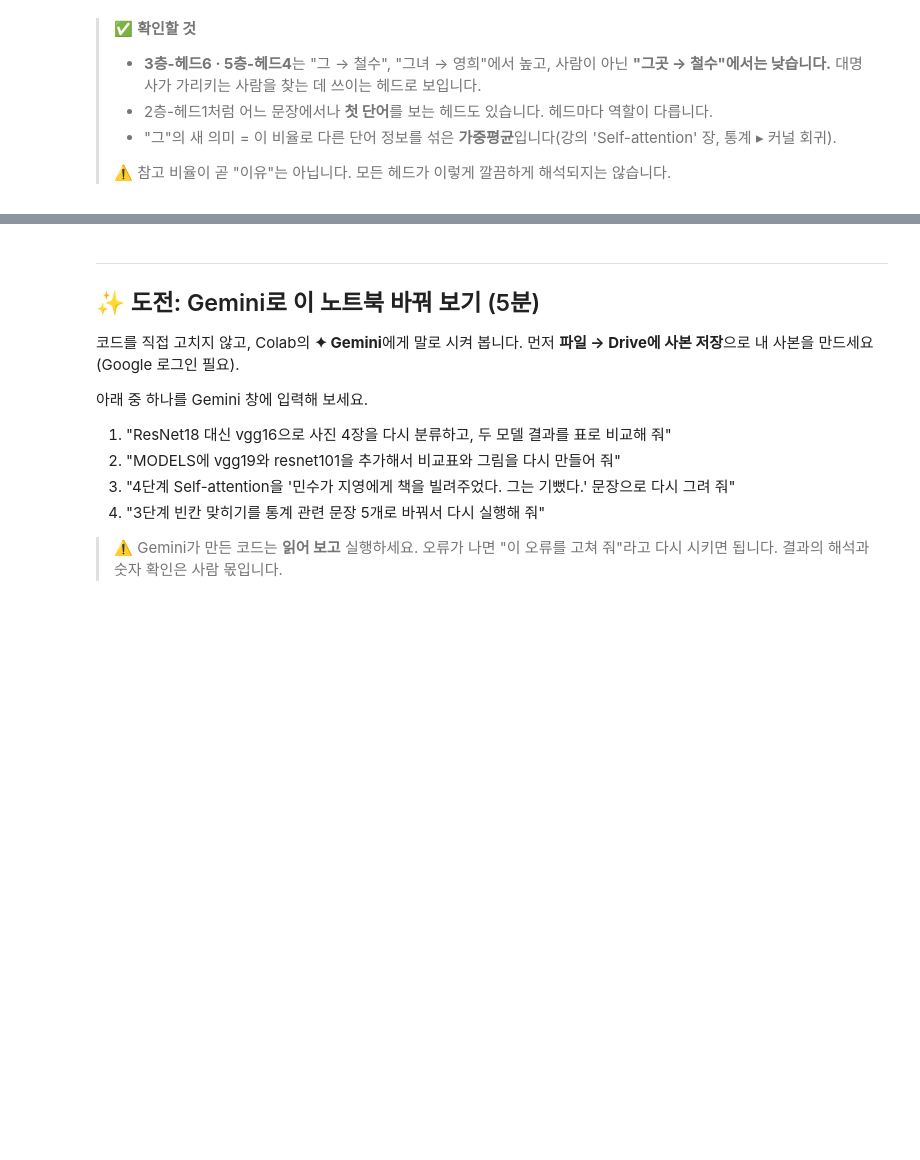
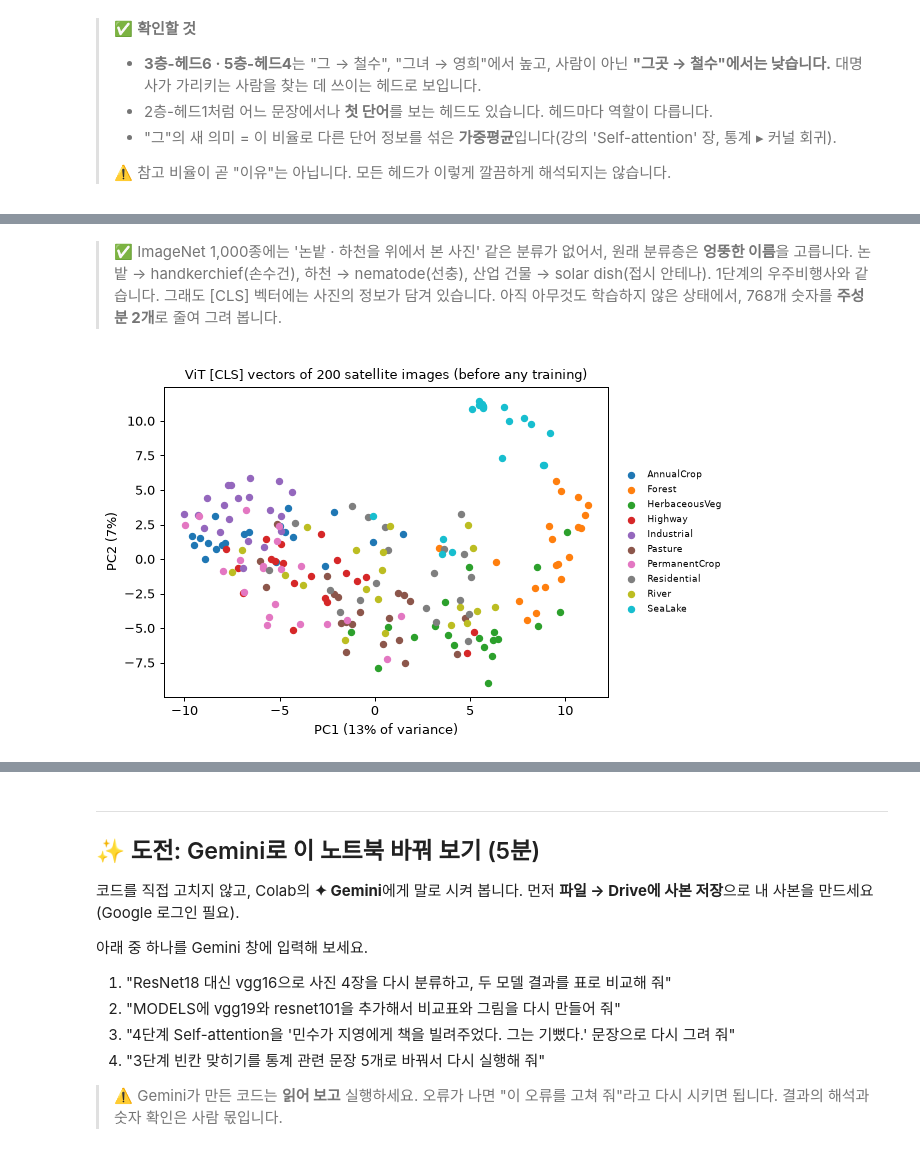
Before and after one commit to sunghoonim/stat-ai-2026, a Jupyter notebook: lab1_inference_cnn_transformer.ipynb, the cells around one changed output, grey strips where cells are left out. Drawn from its saved outputs; the diff is of its cells as text; code cells hidden in the pictures; blank space fills up the shorter version.

```diff
--- a/lab1_inference_cnn_transformer.ipynb
+++ b/lab1_inference_cnn_transformer.ipynb
@@ -395,0 +439,21 @@ pd.DataFrame([row], columns=uniq(tokens), index=["3층-헤드6: '그'의 참고
+# %%
+vw = models.ViT_B_16_Weights.DEFAULT
+vit = models.vit_b_16(weights=vw).eval()   # 1단계 비교표에서 내려받은 ViT-B/16 (건너뛰었다면 지금 약 0.3GB)
+vit_pre = vw.transforms()                  # 64×64 사진을 224×224로 키우고 밝기 맞추기
+imagenet_head = vit.heads                  # 원래 분류층: [CLS] 벡터 768개 → ImageNet 1,000종 (선형층 하나)
+vit.heads = nn.Identity()                  # 분류층을 떼면 ViT의 출력 = [CLS] 벡터
+
+def cls_vectors(idx, batch=50):
+    return torch.cat([vit(torch.stack([vit_pre(sat_imgs[i]) for i in idx[k:k + batch]]))
+                      for k in range(0, len(idx), batch)])
+
+t = time.time()
+Z_tr, Z_te = cls_vectors(tr_idx), cls_vectors(te_idx)
+print(f"[CLS] 벡터: 학습용 {tuple(Z_tr.shape)} · 평가용 {tuple(Z_te.shape)} → 사진 1장 = 숫자 {Z_tr.shape[1]}개 | {time.time() - t:.0f}초")
+
+# 원래 분류층(ImageNet 1,000종)에 넣으면? 분류마다 평가용 첫 장
+cats = vw.meta["categories"]
+p, j = imagenet_head(Z_te).softmax(1).max(1)
+first = [list(y_te).index(c) for c in range(10)]
+pd.DataFrame({"정답": [f"{CLASSES[c]} ({KO[c]})" for c in range(10)],
+              "ViT 원래 분류층의 1위 (확률)": [f"{cats[j[k]]} ({p[k]:.0%})" for k in first]})
@@ -395,0 +473,19 @@ pd.DataFrame([row], columns=uniq(tokens), index=["3층-헤드6: '그'의 참고
+# %% [markdown]
+> ✅ ImageNet 1,000종에는 '논밭 · 하천을 위에서 본 사진' 같은 분류가 없어서, 원래 분류층은 **엉뚱한 이름**을 고릅니다. 논밭 → handkerchief(손수건), 하천 → nematode(선충), 산업 건물 → solar dish(접시 안테나). 1단계의 우주비행사와 같습니다.
+> 그래도 [CLS] 벡터에는 사진의 정보가 담겨 있습니다. 아직 아무것도 학습하지 않은 상태에서, 768개 숫자를 **주성분 2개**로 줄여 그려 봅니다.
+# %%
+#@title 🎨 [CLS] 벡터 지도: 숫자 768개 → 주성분(PCA) 2개
+from sklearn.decomposition import PCA
+pca = PCA(2).fit(Z_tr.numpy())
+xy = pca.transform(Z_tr.numpy())
+fig, ax = plt.subplots(figsize=(7.2, 4.4))
+for c in range(10):
+    m = y_tr == c
+    ax.scatter(xy[m, 0], xy[m, 1], s=24, color=plt.cm.tab10(c), label=CLASSES[c])
+ax.legend(fontsize=7.5, loc="center left", bbox_to_anchor=(1.01, 0.5), frameon=False)
+r = pca.explained_variance_ratio_
+ax.set_xlabel(f"PC1 ({r[0]:.0%} of variance)"); ax.set_ylabel(f"PC2 ({r[1]:.0%})")
+ax.set_title(f"ViT [CLS] vectors of {len(tr_idx)} satellite images (before any training)", fontsize=10)
+fig.tight_layout(); plt.show()
+# %% [output]
+[figure, added]
```
Also changed, not shown: parts of 14 cells of this notebook, 1 other file.
